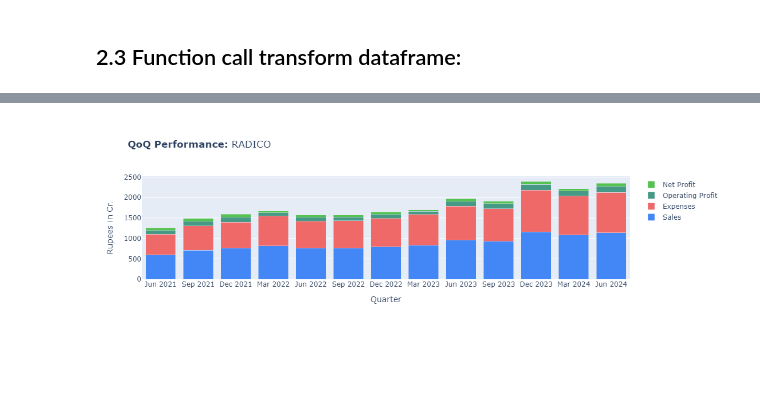
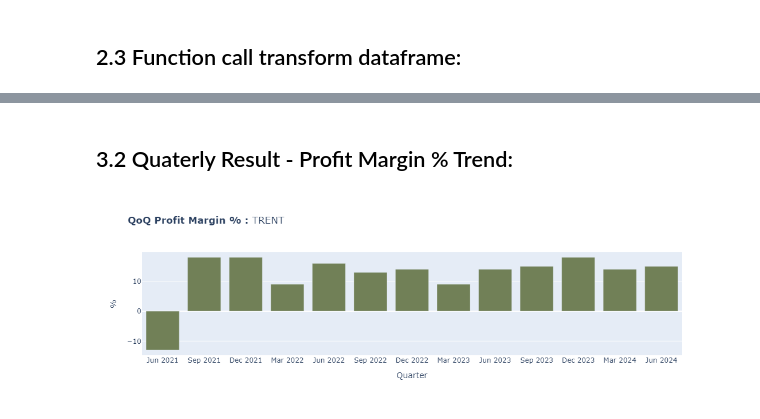
Before and after one commit to RSwarnkar/ScrapeScreener, a Jupyter notebook: JupyterNotebooks_v3/VS01-Scrape-StockData.ipynb, the cells around one changed output, grey strips where cells are left out. Cells and saved outputs as stored; diff of their text form; code cells hidden in the pictures; blank space fills up the shorter version.

```diff
--- a/JupyterNotebooks_v3/VS01-Scrape-StockData.ipynb
+++ b/JupyterNotebooks_v3/VS01-Scrape-StockData.ipynb
@@ -121,9 +122,9 @@ Instructions:
 > Note: Some stock urls have _/consolidated/_ at the end so be careful. Don't omit.
 # %%
 
-stock_screener_url = "https://www.screener.in/company/RADICO/"
+stock_screener_url = "https://www.screener.in/company/TRENT/consolidated/"
 
-stock_symbol = "RADICO"
+stock_symbol = "TRENT"
 # %% [markdown]
 ## 1.3 Scrape stock data:
 # %%
@@ -316,29 +397,24 @@ fig1.show()
-# %%
-## Charting
-fig1 = go.Figure()
-
-x  = df_quaterly_results.index
-y1 = df_quaterly_results['Sales'].astype(int) # Sales Column
-y2 = df_quaterly_results['Expenses'].astype(int) # Expenses Column
-y3 = df_quaterly_results['Operating Profit'].astype(int) # Expenses Column
-y4 = df_quaterly_results['Net Profit'].astype(int) # Expenses Column
-
-fig1.add_trace(go.Bar(x=x, y=y1, name='Sales', marker_color ="#4287f5"))
-fig1.add_trace(go.Bar(x=x, y=y2, name='Expenses', marker_color ="#f06969"))
-fig1.add_trace(go.Bar(x=x, y=y3, name='Operating Profit', marker_color ="#469984"))
-fig1.add_trace(go.Bar(x=x, y=y4, name='Net Profit', marker_color ="#53c24f"))
-
-plot_title = '<b>QoQ Performance: </b>' + stock_symbol
-
-fig1.update_layout(
-        title=plot_title,
-        xaxis_title='Quarter',
-        yaxis_title='Rupees in Cr.',
-        barmode = 'stack')
-
-#fig.update_traces(marker_color='green')
-
-# pyo.plot(fig, filename="temp-plot.html")
-fig1.show()
-# %% [output]
-[figure, removed]
+# %% [markdown]
+## 3.2 Quaterly Result - Profit Margin % Trend:
+# %%
+## Charting
+fig2 = go.Figure()
+
+x  = df_quaterly_results.index
+y1 = df_quaterly_results['Profit Margin %'].str.rstrip('%').astype(float) # Sales Column
+
+
+fig2.add_trace(go.Bar(x=x, y=y1, name='Financing or Operating Profit Margin %', marker_color ="#718057"))
+
+plot_title = '<b>QoQ Profit Margin % : </b>' + stock_symbol
+
+fig2.update_layout(
+        title=plot_title,
+        xaxis_title='Quarter',
+        yaxis_title=' % ')
+
+
+# pyo.plot(fig, filename="temp-plot.html")
+fig2.show()
+# %% [output]
+[figure, added]
```
Also changed, not shown: parts of 43 cells of this notebook, 28 other files.
